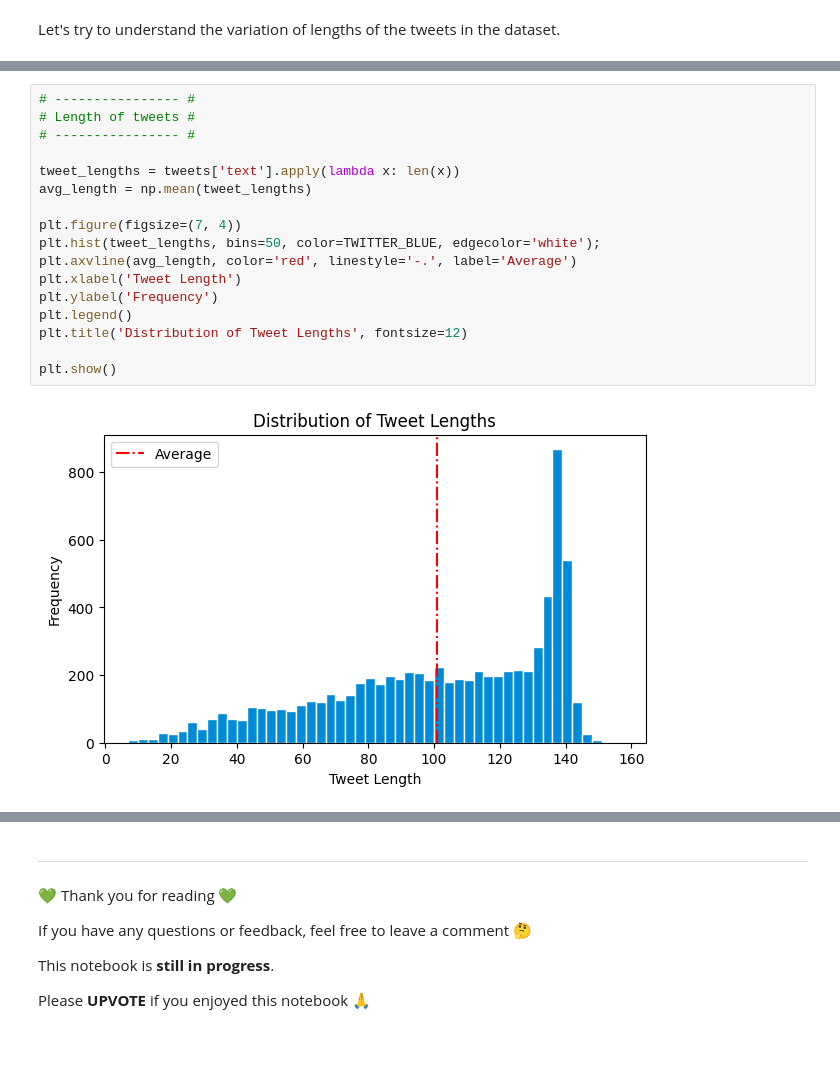
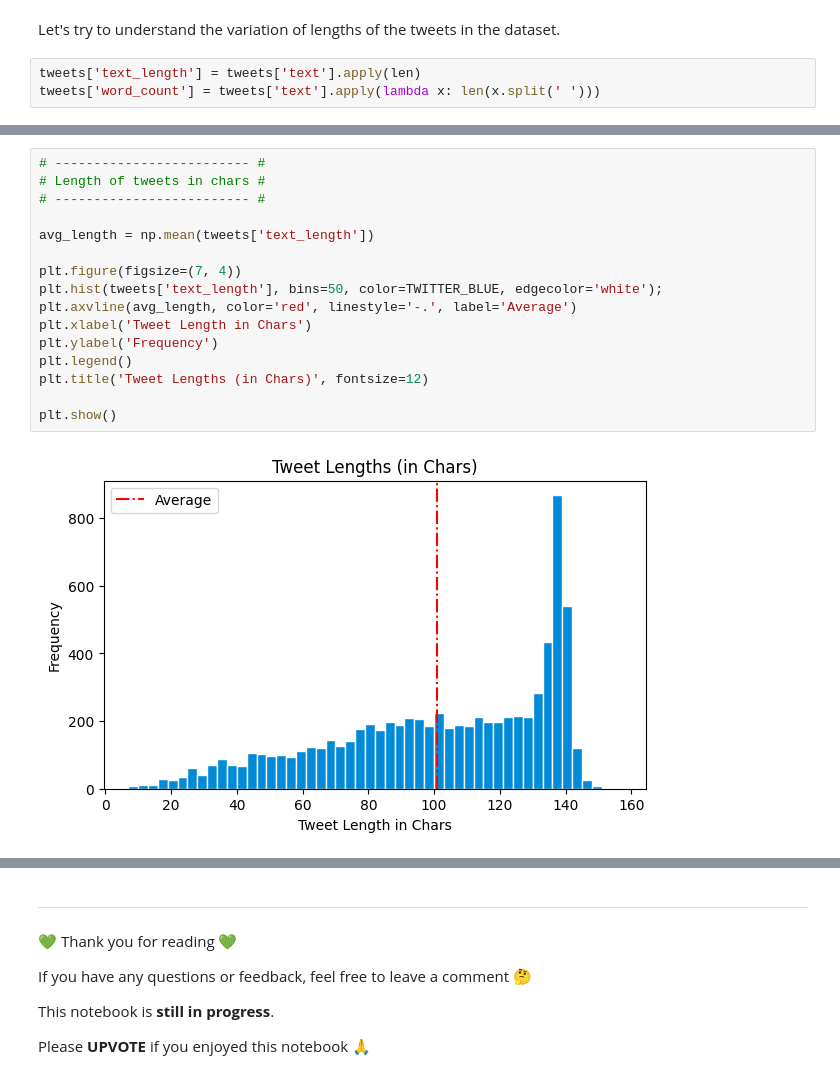
Before and after one commit to PeeteKeesel/kaggle-verse, a Jupyter notebook: competition-nlp-with-disaster-tweets.ipynb, the cells around one changed output, grey strips where cells are left out. Saved outputs shown, nothing was run; the diff lists cells and outputs as text; blank space fills up the shorter version.

Commit message:
Kaggle Notebook | 🔥Competition 🏆 NLP with Disaster Tweets🦜 | Version 3

```diff
--- a/competition-nlp-with-disaster-tweets.ipynb
+++ b/competition-nlp-with-disaster-tweets.ipynb
@@ -78,2 +99,5 @@ stats
 # %% [markdown]
 Let's try to understand the variation of lengths of the tweets in the dataset.
+# %%
+tweets['text_length'] = tweets['text'].apply(len)
+tweets['word_count'] = tweets['text'].apply(lambda x: len(x.split(' ')))
@@ -80,19 +124,18 @@ Let's try to understand the variation of lengths of the tweets in the dataset.
 # %%
-# ---------------- #
-# Length of tweets #
-# ---------------- #
+# ------------------------- #
+# Length of tweets in chars #
+# ------------------------- #
 
-tweet_lengths = tweets['text'].apply(lambda x: len(x))
-avg_length = np.mean(tweet_lengths)
+avg_length = np.mean(tweets['text_length'])
 
 plt.figure(figsize=(7, 4))
-plt.hist(tweet_lengths, bins=50, color=TWITTER_BLUE, edgecolor='white');
+plt.hist(tweets['text_length'], bins=50, color=TWITTER_BLUE, edgecolor='white');
 plt.axvline(avg_length, color='red', linestyle='-.', label='Average')
-plt.xlabel('Tweet Length')
+plt.xlabel('Tweet Length in Chars')
 plt.ylabel('Frequency')
 plt.legend()
-plt.title('Distribution of Tweet Lengths', fontsize=12)
+plt.title('Tweet Lengths (in Chars)', fontsize=12)
 
 plt.show()
 # %% [output]
-[figure, old version]
+[figure, new version]
```
Also changed, not shown: parts of 26 cells of this notebook.
